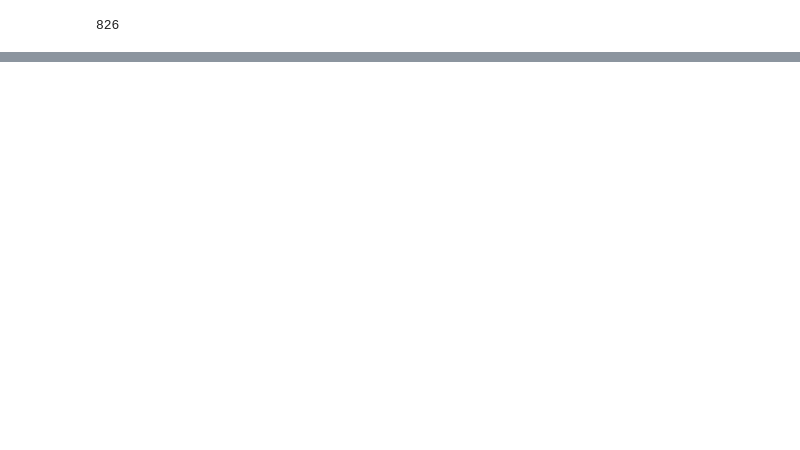
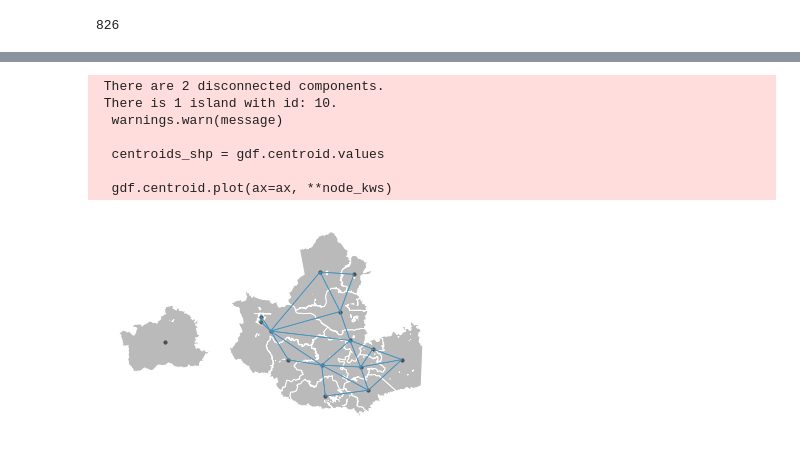
Before and after one commit to tpinhoda/Geocoding_Brazilian_Elections, a Jupyter notebook: notebooks/exploratory/25_(tpinhoda)_plotting_concatenated_meshblocks.ipynb, the cells around one changed output, grey strips where cells are left out. Cells and saved outputs as stored; diff of their text form; code cells hidden in the pictures; blank space fills up the shorter version.

```diff
--- a/notebooks/exploratory/25_(tpinhoda)_plotting_concatenated_meshblocks.ipynb
+++ b/notebooks/exploratory/25_(tpinhoda)_plotting_concatenated_meshblocks.ipynb
@@ -27,0 +33,15 @@ Canvas(toolbar=Toolbar(toolitems=[('Home', 'Reset original view', 'home', 'home'
+# %%
+rs_data = data[data['NM_MICRO']=='CRUZ ALTA']
+weights = Queen.from_dataframe(rs_data)
+fig, ax = plt.subplots()
+plot_spatial_weights(weights, rs_data, ax=ax)
+plt.show()
+# %% [output]
+ There are 2 disconnected components.
+ There is 1 island with id: 10.
+  warnings.warn(message)
+
+  centroids_shp = gdf.centroid.values
+
+  gdf.centroid.plot(ax=ax, **node_kws)
+[figure, added]
```
Also changed, not shown: parts of 4 cells of this notebook, 30 other files.
